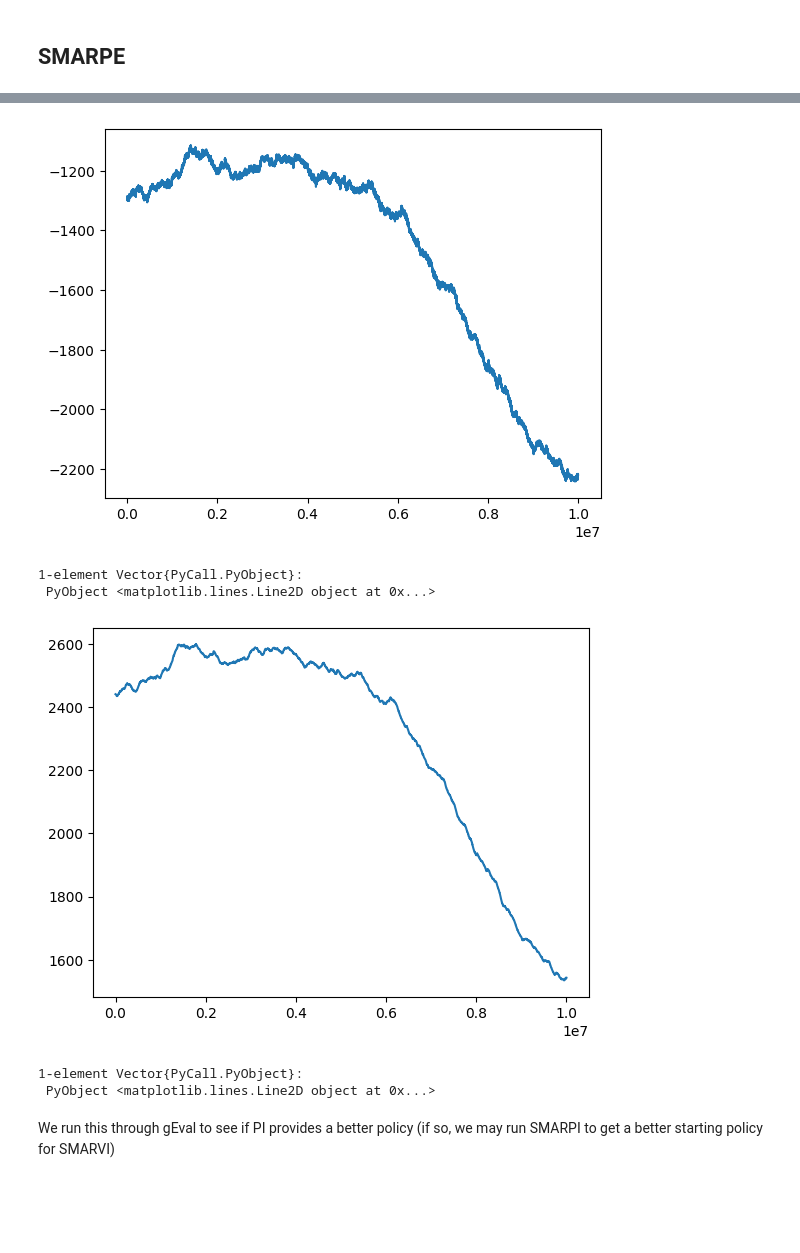
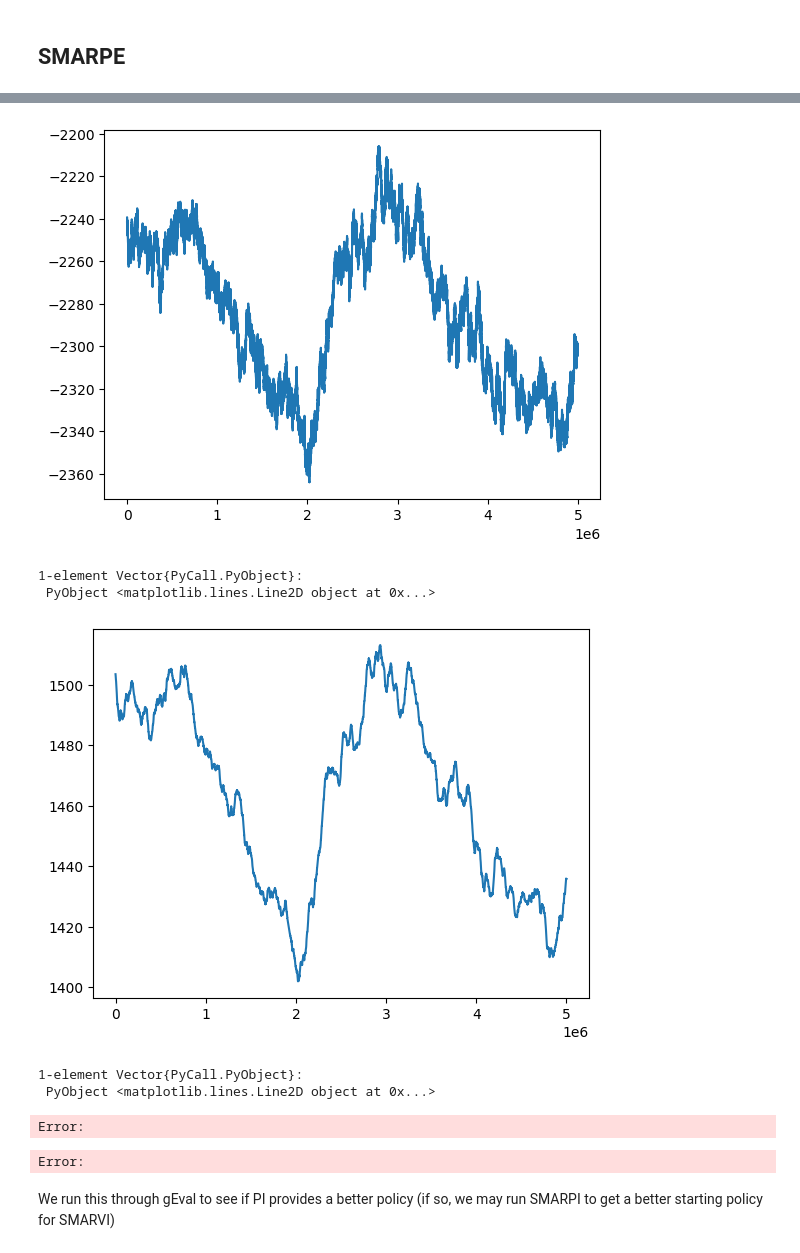
Before and after one commit to fairleyl/PhD-Code, a Jupyter notebook: Problem-Suite-Experiments.ipynb, the cells around one changed output, grey strips where cells are left out. Saved outputs shown, nothing was run; the diff lists cells and outputs as text; code cells hidden in the pictures; blank space fills up the shorter version.

```diff
--- a/Problem-Suite-Experiments.ipynb
+++ b/Problem-Suite-Experiments.ipynb
@@ -4993,7 +5000,7 @@ end
 v (generic function with 4 methods)
 # %%
 #Calculates E(h(s')) given a state-action pair, and VFA from ve and vn tables
-function expectedNextValueContNewVFA(s,a,N,alpha_d, alpha_r, beta, tau, c0, c1, r, flows, ve, vn)
+function expectedNextValueContNewVFA(s,a,N,alpha_d, alpha_r, beta, tau, c0, c1, r, flows, ve, vn; s0 = [])
     del = sojournTime(s, a, flows, N, alpha_d, alpha_r, beta, tau)
     #immediate change
     sPrime = s - a
@@ -5012,7 +5019,7 @@ function expectedNextValueContNewVFA(s,a,N,alpha_d, alpha_r, beta, tau, c0, c1,
     for k in 1:N
         sNext = copy(sPrime)
         sNext[k] = 3
-        runningTotal += flows[k]*alpha_d[k]*del*v(sNext,N,alpha_d, alpha_r, beta, tau, c0, c1, r, ve, vn)
+        runningTotal += flows[k]*alpha_d[k]*del*v(sNext,N,alpha_d, alpha_r, beta, tau, c0, c1, r, ve, vn; s0 = s0)
     end
 
     #rare degs
@@ -5020,7 +5027,7 @@ function expectedNextValueContNewVFA(s,a,N,alpha_d, alpha_r, beta, tau, c0, c1,
         if sPrime[k] != 3
             sNext = copy(sPrime)
             sNext[k] = 3
-            runningTotal += alpha_r[k]*del*v(sNext,N,alpha_d, alpha_r, beta, tau, c0, c1, r, ve, vn)
+            runningTotal += alpha_r[k]*del*v(sNext,N,alpha_d, alpha_r, beta, tau, c0, c1, r, ve, vn; s0 = s0)
         end
     end
 
@@ -5030,7 +5037,7 @@ function expectedNextValueContNewVFA(s,a,N,alpha_d, alpha_r, beta, tau, c0, c1,
             if sPrime[k] == 2
                 sNext = copy(sPrime)
                 sNext[k] = 1
-                runningTotal += (tau(repair)/repair)*del*v(sNext,N,alpha_d, alpha_r, beta, tau, c0, c1, r, ve, vn)
+                runningTotal += (tau(repair)/repair)*del*v(sNext,N,alpha_d, alpha_r, beta, tau, c0, c1, r, ve, vn; s0 = s0)
             end
         end
     end
@@ -5085,8 +5092,8 @@ end
 smarActionAndVFromNewVFA (generic function with 1 method)
 # %%
 #updates ve and vn
-function updateVFA!(s, substates, target, ve, vn, N, alpha_d, alpha_r, beta, tau, c0, c1, r, stepsize)
-    currentEst = v(s,N,alpha_d, alpha_r, beta, tau, c0, c1, r, ve, vn)
+function updateVFA!(s, substates, target, ve, vn, N, alpha_d, alpha_r, beta, tau, c0, c1, r, stepsize; s0 = [])
+    currentEst = v(s,N,alpha_d, alpha_r, beta, tau, c0, c1, r, ve, vn; s0 = s0)
     sis = substates[1]
     sn = substates[2]
 
@@ -5289,7 +5296,7 @@ gEvaluationNewVFA (generic function with 1 method)
 # %% [markdown]
 # SMARPI New VFA Functions
 # %%
-function smarActionAndVFromNewVFA_fa(s, flows, N,alpha_d, alpha_r, beta, tau, c0, c1, r, ve, vn, g; forceZeroVCalc = false)
+function smarActionAndVFromNewVFA_fa(s, flows, N,alpha_d, alpha_r, beta, tau, c0, c1, r, ve, vn, g; forceZeroVCalc = false, s0 = [])
     #find optimal action
     optA = faAction(s)
     optV = 0.0
@@ -5298,7 +5305,7 @@ function smarActionAndVFromNewVFA_fa(s, flows, N,alpha_d, alpha_r, beta, tau, c0
     #force calculation of zeroV if required
     if forceZeroVCalc
         t = sojournTime(s, optA, flows, N, alpha_d, alpha_r, beta, tau)
-        zeroV = instantCostCont(s,optA,N,alpha_d, alpha_r, beta, tau, c0, c1, r, flows) + expectedNextValueContNewVFA(s,optA,N,alpha_d, alpha_r, beta, tau, c0, c1, r, flows, ve, vn) - g*t
+        zeroV = instantCostCont(s,optA,N,alpha_d, alpha_r, beta, tau, c0, c1, r, flows) + expectedNextValueContNewVFA(s,optA,N,alpha_d, alpha_r, beta, tau, c0, c1, r, flows, ve, vn; s0 = s0) - g*t
     end
 
     #handle different cases for action choice and forceZeroVCalc
@@ -5306,9 +5313,9 @@ function smarActionAndVFromNewVFA_fa(s, flows, N,alpha_d, alpha_r, beta, tau, c0
         optV = zeroV
     elseif optA == zeros(Int64, N)
         t = sojournTime(s, optA, flows, N, alpha_d, alpha_r, beta, tau)
-        optV = instantCostCont(s,optA,N,alpha_d, alpha_r, beta, tau, c0, c1, r, flows) + expectedNextValueContNewVFA(s,optA,N,alpha_d, alpha_r, beta, tau, c0, c1, r, flows, ve, vn) - g*t
+        optV = instantCostCont(s,optA,N,alpha_d, alpha_r, beta, tau, c0, c1, r, flows) + expectedNextValueContNewVFA(s,optA,N,alpha_d, alpha_r, beta, tau, c0, c1, r, flows, ve, vn; s0 = s0) - g*t
     else
-        optV = v(s-optA, N, flows, ve, vn)
+        optV = v(s-optA, N, flows, ve, vn; s0 = s0)
     end
 
     #return values based on forceZeroVCalc
@@ -5790,5 +5848,5 @@ Dict{Any, Any} with 6 entries:
 # %%
-nMax = 10000000
+nMax = 5000000
 vePE = resultSMARPE_S["ve"]
 vnPE = resultSMARPE_S["vn"]
 gPE = resultSMARPE_S["g"]
@@ -5824,23 +5877,28 @@ Dict{Any, Any} with 6 entries:
 # %%
 vs0Hist = resultSMARPE2[2]["vs0"]
-start = floor(Int64, nMax/10)
-finish = nMax
 start = 1
+finish = nMax - 1
+
 PyPlot.plot(start:finish,vs0Hist[start:finish])
 # %% [output]
-[figure, old version]
+[figure, new version]
 1-element Vector{PyCall.PyObject}:
  PyObject <matplotlib.lines.Line2D object at 0x...>
 # %%
 vs3Hist = resultSMARPE2[2]["vs3"]
-start = floor(Int64, nMax/10)
-finish = nMax
 start = 1
+finish = nMax - 1
+
 PyPlot.plot(start:finish,vs3Hist[start:finish])
 # %% [output]
-[figure, old version]
+[figure, new version]
 1-element Vector{PyCall.PyObject}:
  PyObject <matplotlib.lines.Line2D object at 0x...>
+# %%
+PyPlot.plot(vs3Hist - vs0Hist)
+# %% [output]
+Error:
+Error:
 # %% [markdown]
 We run this through gEval to see if PI provides a better policy (if so, we may run SMARPI to get a better starting policy for SMARVI)
 # %%
```
Also changed, not shown: parts of 38 cells of this notebook, 4 other files.
